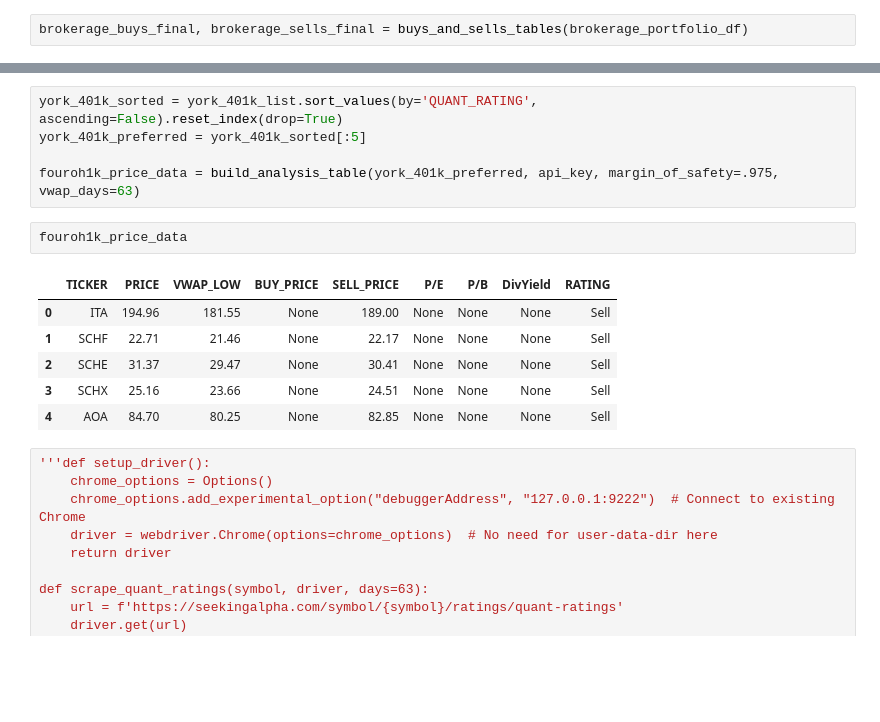
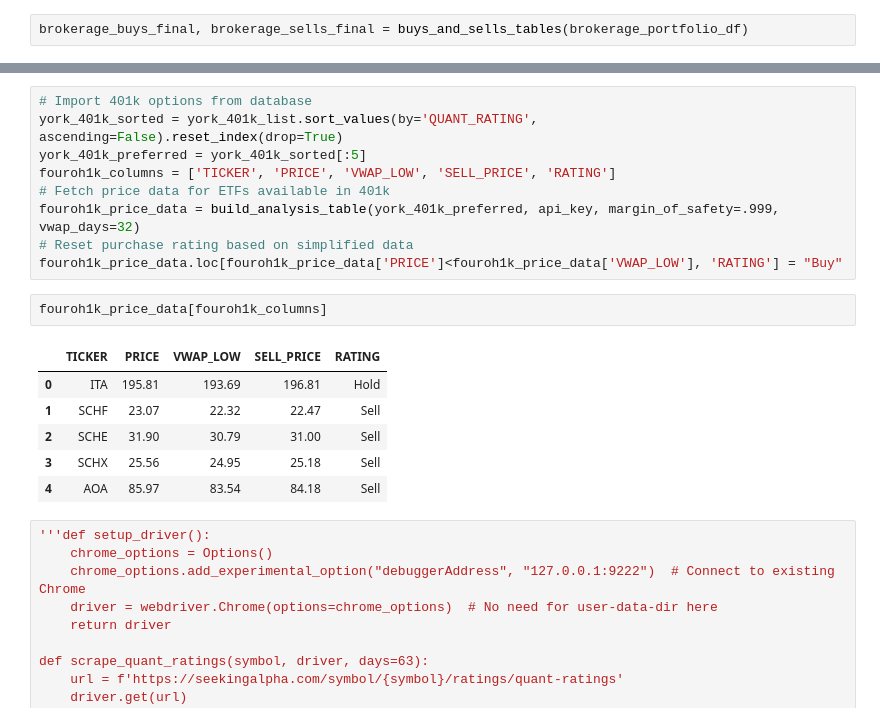
Before and after one commit to cb19weber/401k_optimize, a Jupyter notebook: docs/investment_analytics.ipynb, the cells around one changed output, grey strips where cells are left out. Cells and saved outputs as stored; diff of their text form; blank space fills up the shorter version.

```diff
--- a/docs/investment_analytics.ipynb
+++ b/docs/investment_analytics.ipynb
@@ -605,17 +625,21 @@ brokerage_portfolio_df[final_portfolio_columns]
 # %%
+# Import 401k options from database
 york_401k_sorted = york_401k_list.sort_values(by='QUANT_RATING', ascending=False).reset_index(drop=True)
 york_401k_preferred = york_401k_sorted[:5]
-
-fouroh1k_price_data = build_analysis_table(york_401k_preferred, api_key, margin_of_safety=.975, vwap_days=63)
+fouroh1k_columns = ['TICKER', 'PRICE', 'VWAP_LOW', 'SELL_PRICE', 'RATING']
+# Fetch price data for ETFs available in 401k
+fouroh1k_price_data = build_analysis_table(york_401k_preferred, api_key, margin_of_safety=.999, vwap_days=32)
+# Reset purchase rating based on simplified data
+fouroh1k_price_data.loc[fouroh1k_price_data['PRICE']<fouroh1k_price_data['VWAP_LOW'], 'RATING'] = "Buy"
 # %%
-fouroh1k_price_data
+fouroh1k_price_data[fouroh1k_columns]
 # %% [output]
-|  | TICKER | PRICE | VWAP_LOW | BUY_PRICE | SELL_PRICE | P/E | P/B | DivYield | RATING |
-| 0 | ITA | 194.96 | 181.55 | None | 189.00 | None | None | None | Sell |
-| 1 | SCHF | 22.71 | 21.46 | None | 22.17 | None | None | None | Sell |
-| 2 | SCHE | 31.37 | 29.47 | None | 30.41 | None | None | None | Sell |
-| 3 | SCHX | 25.16 | 23.66 | None | 24.51 | None | None | None | Sell |
-| 4 | AOA | 84.70 | 80.25 | None | 82.85 | None | None | None | Sell |
+|  | TICKER | PRICE | VWAP_LOW | SELL_PRICE | RATING |
+| 0 | ITA | 195.81 | 193.69 | 196.81 | Hold |
+| 1 | SCHF | 23.07 | 22.32 | 22.47 | Sell |
+| 2 | SCHE | 31.90 | 30.79 | 31.00 | Sell |
+| 3 | SCHX | 25.56 | 24.95 | 25.18 | Sell |
+| 4 | AOA | 85.97 | 83.54 | 84.18 | Sell |
 # %%
 '''def setup_driver():
     chrome_options = Options()
```
Also changed, not shown: parts of 14 cells of this notebook.
